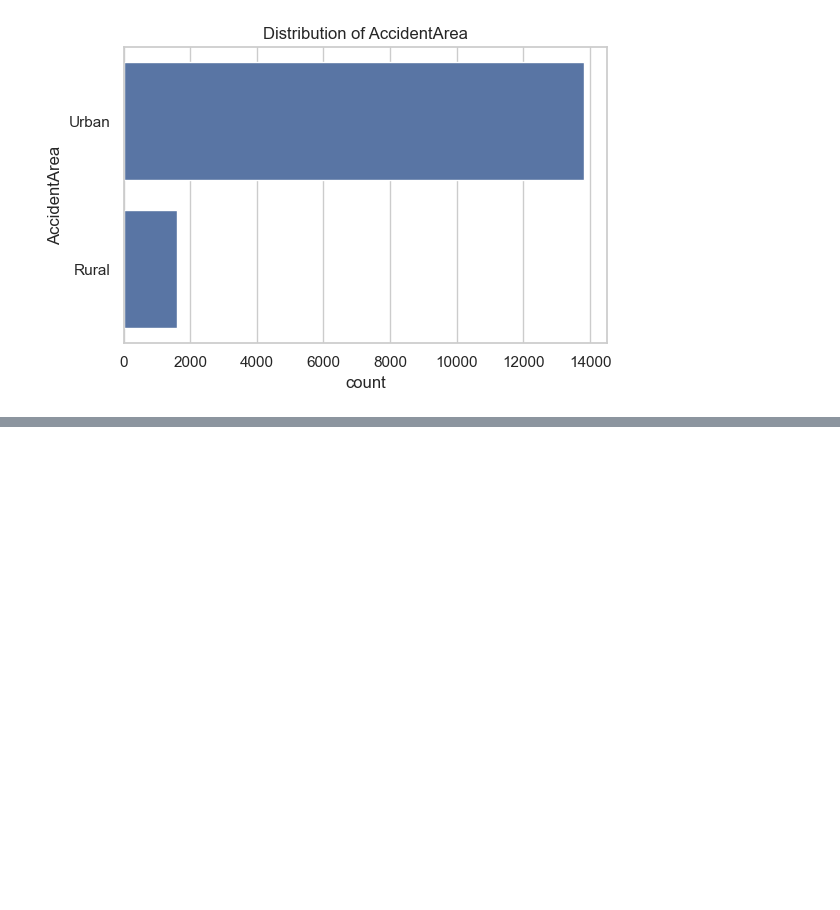
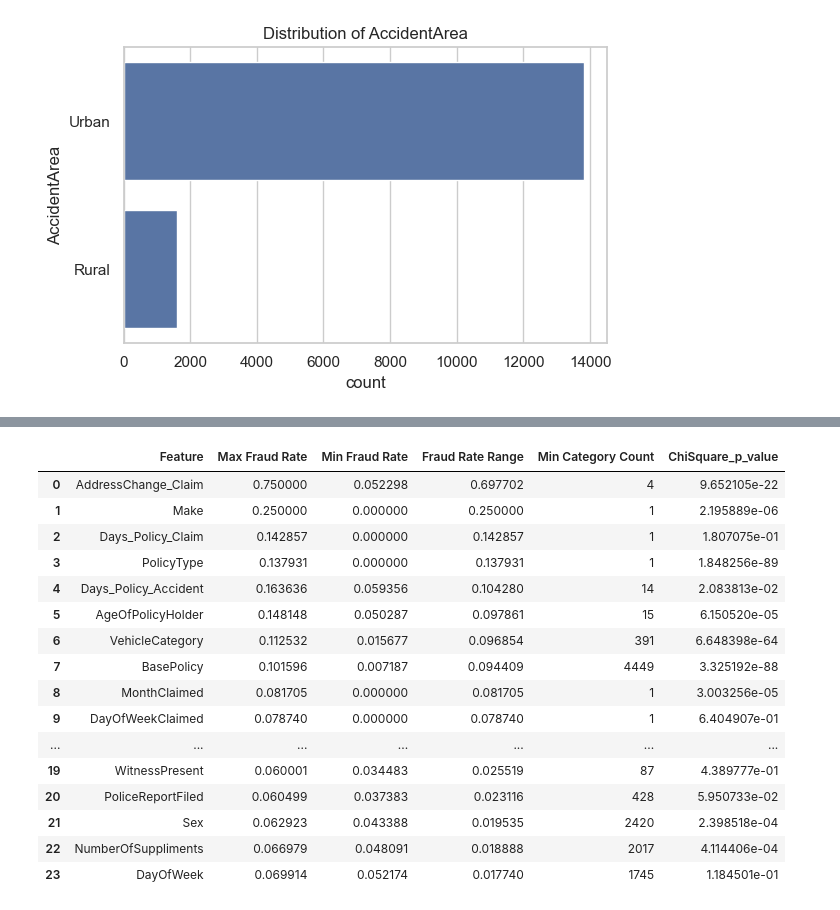
Before and after one commit to AmalSatheesan/Vehicle_Insurance_Claim_Fraud_Detection, a Jupyter notebook: notebooks/01_data_exploration.ipynb, the cells around one changed output, grey strips where cells are left out. Cells and saved outputs as stored; diff of their text form; code cells hidden in the pictures; blank space fills up the shorter version.

```diff
--- a/notebooks/01_data_exploration.ipynb
+++ b/notebooks/01_data_exploration.ipynb
@@ -248,3 +273,10 @@ for col in key_categorical_features:
 [figure]
 [figure]
 [figure]
+# %%
+categorical_features = df.select_dtypes(exclude=['number']).columns.tolist()
+
+# Remove target if present
+categorical_features = [c for c in categorical_features if c != 'FraudFound_P']
+
+len(categorical_features), categorical_features
@@ -250,0 +376,28 @@ for col in key_categorical_features:
+# %%
+final_categorical_screen = categorical_summary.merge(
+    chi_square_df,
+    on='Feature'
+)
+
+final_categorical_screen.sort_values(
+    ['Fraud Rate Range', 'ChiSquare_p_value'],
+    ascending=[False, True]
+)
+# %% [output]
+|  | Feature | Max Fraud Rate | Min Fraud Rate | Fraud Rate Range | Min Category Count | ChiSquare_p_value |
+| 0 | AddressChange_Claim | 0.750000 | 0.052298 | 0.697702 | 4 | 9.652105e-22 |
+| 1 | Make | 0.250000 | 0.000000 | 0.250000 | 1 | 2.195889e-06 |
+| 2 | Days_Policy_Claim | 0.142857 | 0.000000 | 0.142857 | 1 | 1.807075e-01 |
+| 3 | PolicyType | 0.137931 | 0.000000 | 0.137931 | 1 | 1.848256e-89 |
+| 4 | Days_Policy_Accident | 0.163636 | 0.059356 | 0.104280 | 14 | 2.083813e-02 |
+| 5 | AgeOfPolicyHolder | 0.148148 | 0.050287 | 0.097861 | 15 | 6.150520e-05 |
+| 6 | VehicleCategory | 0.112532 | 0.015677 | 0.096854 | 391 | 6.648398e-64 |
+| 7 | BasePolicy | 0.101596 | 0.007187 | 0.094409 | 4449 | 3.325192e-88 |
+| 8 | MonthClaimed | 0.081705 | 0.000000 | 0.081705 | 1 | 3.003256e-05 |
+| 9 | DayOfWeekClaimed | 0.078740 | 0.000000 | 0.078740 | 1 | 6.404907e-01 |
+| ... | ... | ... | ... | ... | ... | ... |
+| 19 | WitnessPresent | 0.060001 | 0.034483 | 0.025519 | 87 | 4.389777e-01 |
+| 20 | PoliceReportFiled | 0.060499 | 0.037383 | 0.023116 | 428 | 5.950733e-02 |
+| 21 | Sex | 0.062923 | 0.043388 | 0.019535 | 2420 | 2.398518e-04 |
+| 22 | NumberOfSuppliments | 0.066979 | 0.048091 | 0.018888 | 2017 | 4.114406e-04 |
+| 23 | DayOfWeek | 0.069914 | 0.052174 | 0.017740 | 1745 | 1.184501e-01 |
```
Also changed, not shown: parts of 26 cells of this notebook.
